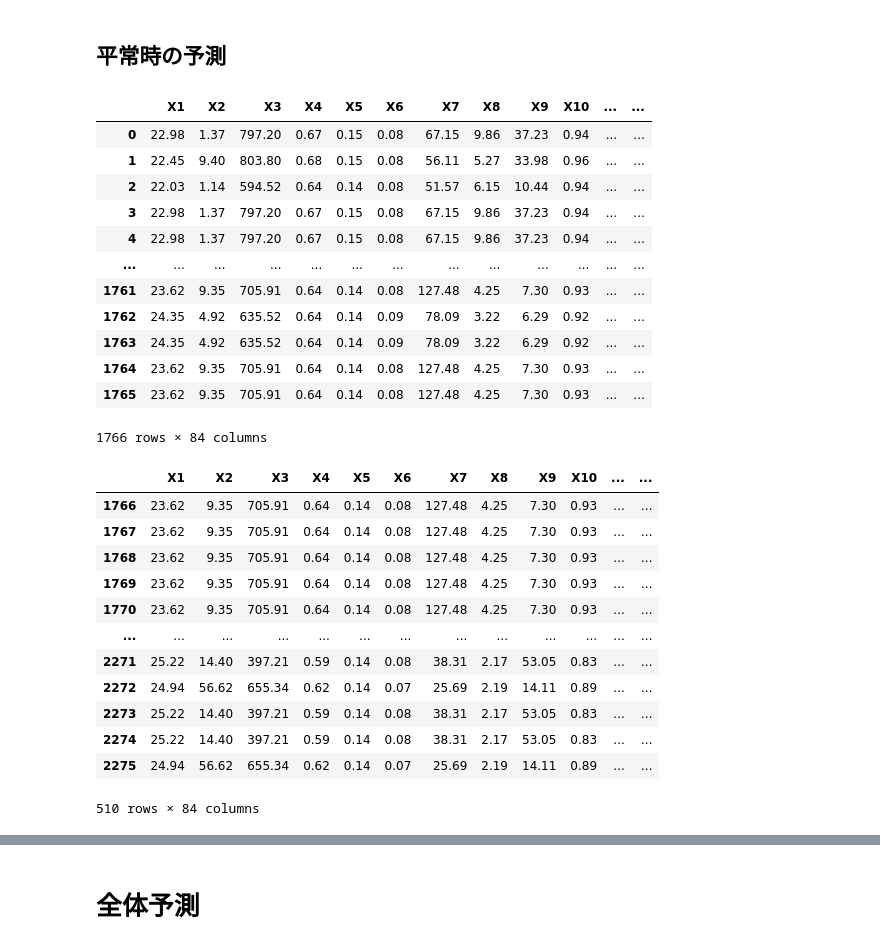
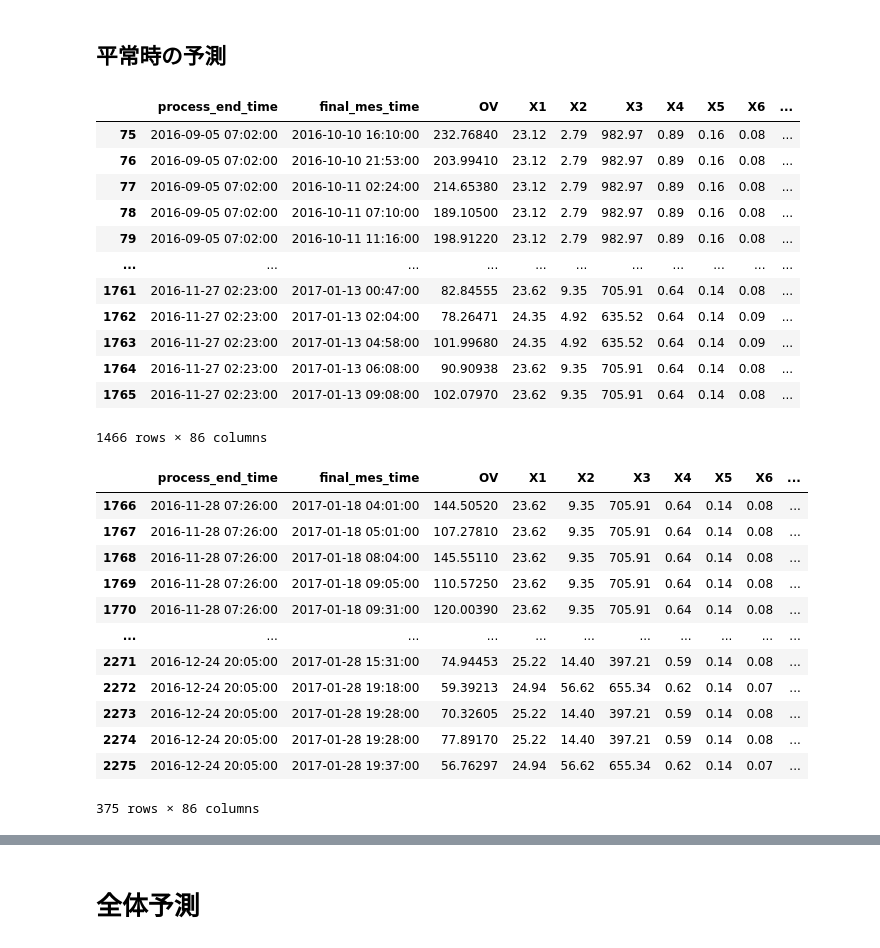
Before and after one commit to yut0takagi/ass-production-management2, a Jupyter notebook: notebook/11-Pred-SpikeSection.ipynb, the cells around one changed output, grey strips where cells are left out. Cells and saved outputs as stored; diff of their text form; code cells hidden in the pictures.

```diff
--- a/notebook/11-Pred-SpikeSection.ipynb
+++ b/notebook/11-Pred-SpikeSection.ipynb
@@ -152,37 +186,37 @@ with open("../data/model/spike_predict_lgbm.pkl", "wb") as f:
 # %% [markdown]
 ## 平常時の予測
 # %%
-feat = [f"X{i}" for i in range(1, 84)] + ["OV"]
+feat =["process_end_time", "final_mes_time", "OV"]+  [f"X{i}" for i in range(1, 84)]
 
-train_df = tagged_anormaly.loc[tagged_anormaly["batch_id"] < 75, feat]
-test_df  = tagged_anormaly.loc[tagged_anormaly["batch_id"] >= 75, feat]
+train_df = nomaly.loc[nomaly["batch_id"] < 75, feat]
+test_df  = nomaly.loc[nomaly["batch_id"] >= 75, feat]
 
 display(train_df)
 display(test_df)
 # %% [output]
-|  | X1 | X2 | X3 | X4 | X5 | X6 | X7 | X8 | X9 | X10 | ... | ... |
-| 0 | 22.98 | 1.37 | 797.20 | 0.67 | 0.15 | 0.08 | 67.15 | 9.86 | 37.23 | 0.94 | ... | ... |
-| 1 | 22.45 | 9.40 | 803.80 | 0.68 | 0.15 | 0.08 | 56.11 | 5.27 | 33.98 | 0.96 | ... | ... |
-| 2 | 22.03 | 1.14 | 594.52 | 0.64 | 0.14 | 0.08 | 51.57 | 6.15 | 10.44 | 0.94 | ... | ... |
-| 3 | 22.98 | 1.37 | 797.20 | 0.67 | 0.15 | 0.08 | 67.15 | 9.86 | 37.23 | 0.94 | ... | ... |
-| 4 | 22.98 | 1.37 | 797.20 | 0.67 | 0.15 | 0.08 | 67.15 | 9.86 | 37.23 | 0.94 | ... | ... |
-| ... | ... | ... | ... | ... | ... | ... | ... | ... | ... | ... | ... | ... |
-| 1761 | 23.62 | 9.35 | 705.91 | 0.64 | 0.14 | 0.08 | 127.48 | 4.25 | 7.30 | 0.93 | ... | ... |
-| 1762 | 24.35 | 4.92 | 635.52 | 0.64 | 0.14 | 0.09 | 78.09 | 3.22 | 6.29 | 0.92 | ... | ... |
-| 1763 | 24.35 | 4.92 | 635.52 | 0.64 | 0.14 | 0.09 | 78.09 | 3.22 | 6.29 | 0.92 | ... | ... |
-| 1764 | 23.62 | 9.35 | 705.91 | 0.64 | 0.14 | 0.08 | 127.48 | 4.25 | 7.30 | 0.93 | ... | ... |
-| 1765 | 23.62 | 9.35 | 705.91 | 0.64 | 0.14 | 0.08 | 127.48 | 4.25 | 7.30 | 0.93 | ... | ... |
+|  | process_end_time | final_mes_time | OV | X1 | X2 | X3 | X4 | X5 | X6 | ... |
+| 75 | 2016-09-05 07:02:00 | 2016-10-10 16:10:00 | 232.76840 | 23.12 | 2.79 | 982.97 | 0.89 | 0.16 | 0.08 | ... |
+| 76 | 2016-09-05 07:02:00 | 2016-10-10 21:53:00 | 203.99410 | 23.12 | 2.79 | 982.97 | 0.89 | 0.16 | 0.08 | ... |
+| 77 | 2016-09-05 07:02:00 | 2016-10-11 02:24:00 | 214.65380 | 23.12 | 2.79 | 982.97 | 0.89 | 0.16 | 0.08 | ... |
+| 78 | 2016-09-05 07:02:00 | 2016-10-11 07:10:00 | 189.10500 | 23.12 | 2.79 | 982.97 | 0.89 | 0.16 | 0.08 | ... |
+| 79 | 2016-09-05 07:02:00 | 2016-10-11 11:16:00 | 198.91220 | 23.12 | 2.79 | 982.97 | 0.89 | 0.16 | 0.08 | ... |
+| ... | ... | ... | ... | ... | ... | ... | ... | ... | ... | ... |
+| 1761 | 2016-11-27 02:23:00 | 2017-01-13 00:47:00 | 82.84555 | 23.62 | 9.35 | 705.91 | 0.64 | 0.14 | 0.08 | ... |
+| 1762 | 2016-11-27 02:23:00 | 2017-01-13 02:04:00 | 78.26471 | 24.35 | 4.92 | 635.52 | 0.64 | 0.14 | 0.09 | ... |
+| 1763 | 2016-11-27 02:23:00 | 2017-01-13 04:58:00 | 101.99680 | 24.35 | 4.92 | 635.52 | 0.64 | 0.14 | 0.09 | ... |
+| 1764 | 2016-11-27 02:23:00 | 2017-01-13 06:08:00 | 90.90938 | 23.62 | 9.35 | 705.91 | 0.64 | 0.14 | 0.08 | ... |
+| 1765 | 2016-11-27 02:23:00 | 2017-01-13 09:08:00 | 102.07970 | 23.62 | 9.35 | 705.91 | 0.64 | 0.14 | 0.08 | ... |
-1766 rows × 84 columns
+1466 rows × 86 columns
-|  | X1 | X2 | X3 | X4 | X5 | X6 | X7 | X8 | X9 | X10 | ... | ... |
-| 1766 | 23.62 | 9.35 | 705.91 | 0.64 | 0.14 | 0.08 | 127.48 | 4.25 | 7.30 | 0.93 | ... | ... |
-| 1767 | 23.62 | 9.35 | 705.91 | 0.64 | 0.14 | 0.08 | 127.48 | 4.25 | 7.30 | 0.93 | ... | ... |
-| 1768 | 23.62 | 9.35 | 705.91 | 0.64 | 0.14 | 0.08 | 127.48 | 4.25 | 7.30 | 0.93 | ... | ... |
-| 1769 | 23.62 | 9.35 | 705.91 | 0.64 | 0.14 | 0.08 | 127.48 | 4.25 | 7.30 | 0.93 | ... | ... |
-| 1770 | 23.62 | 9.35 | 705.91 | 0.64 | 0.14 | 0.08 | 127.48 | 4.25 | 7.30 | 0.93 | ... | ... |
-| ... | ... | ... | ... | ... | ... | ... | ... | ... | ... | ... | ... | ... |
-| 2271 | 25.22 | 14.40 | 397.21 | 0.59 | 0.14 | 0.08 | 38.31 | 2.17 | 53.05 | 0.83 | ... | ... |
-| 2272 | 24.94 | 56.62 | 655.34 | 0.62 | 0.14 | 0.07 | 25.69 | 2.19 | 14.11 | 0.89 | ... | ... |
-| 2273 | 25.22 | 14.40 | 397.21 | 0.59 | 0.14 | 0.08 | 38.31 | 2.17 | 53.05 | 0.83 | ... | ... |
-| 2274 | 25.22 | 14.40 | 397.21 | 0.59 | 0.14 | 0.08 | 38.31 | 2.17 | 53.05 | 0.83 | ... | ... |
-| 2275 | 24.94 | 56.62 | 655.34 | 0.62 | 0.14 | 0.07 | 25.69 | 2.19 | 14.11 | 0.89 | ... | ... |
+|  | process_end_time | final_mes_time | OV | X1 | X2 | X3 | X4 | X5 | X6 | ... |
+| 1766 | 2016-11-28 07:26:00 | 2017-01-18 04:01:00 | 144.50520 | 23.62 | 9.35 | 705.91 | 0.64 | 0.14 | 0.08 | ... |
+| 1767 | 2016-11-28 07:26:00 | 2017-01-18 05:01:00 | 107.27810 | 23.62 | 9.35 | 705.91 | 0.64 | 0.14 | 0.08 | ... |
+| 1768 | 2016-11-28 07:26:00 | 2017-01-18 08:04:00 | 145.55110 | 23.62 | 9.35 | 705.91 | 0.64 | 0.14 | 0.08 | ... |
+| 1769 | 2016-11-28 07:26:00 | 2017-01-18 09:05:00 | 110.57250 | 23.62 | 9.35 | 705.91 | 0.64 | 0.14 | 0.08 | ... |
+| 1770 | 2016-11-28 07:26:00 | 2017-01-18 09:31:00 | 120.00390 | 23.62 | 9.35 | 705.91 | 0.64 | 0.14 | 0.08 | ... |
+| ... | ... | ... | ... | ... | ... | ... | ... | ... | ... | ... |
+| 2271 | 2016-12-24 20:05:00 | 2017-01-28 15:31:00 | 74.94453 | 25.22 | 14.40 | 397.21 | 0.59 | 0.14 | 0.08 | ... |
+| 2272 | 2016-12-24 20:05:00 | 2017-01-28 19:18:00 | 59.39213 | 24.94 | 56.62 | 655.34 | 0.62 | 0.14 | 0.07 | ... |
+| 2273 | 2016-12-24 20:05:00 | 2017-01-28 19:28:00 | 70.32605 | 25.22 | 14.40 | 397.21 | 0.59 | 0.14 | 0.08 | ... |
+| 2274 | 2016-12-24 20:05:00 | 2017-01-28 19:28:00 | 77.89170 | 25.22 | 14.40 | 397.21 | 0.59 | 0.14 | 0.08 | ... |
+| 2275 | 2016-12-24 20:05:00 | 2017-01-28 19:37:00 | 56.76297 | 24.94 | 56.62 | 655.34 | 0.62 | 0.14 | 0.07 | ... |
-510 rows × 84 columns
+375 rows × 86 columns
```
Also changed, not shown: parts of 7 cells of this notebook, 6 other files.
